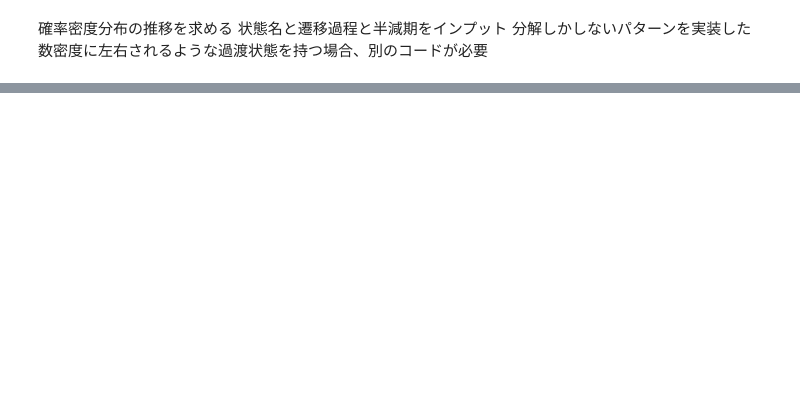
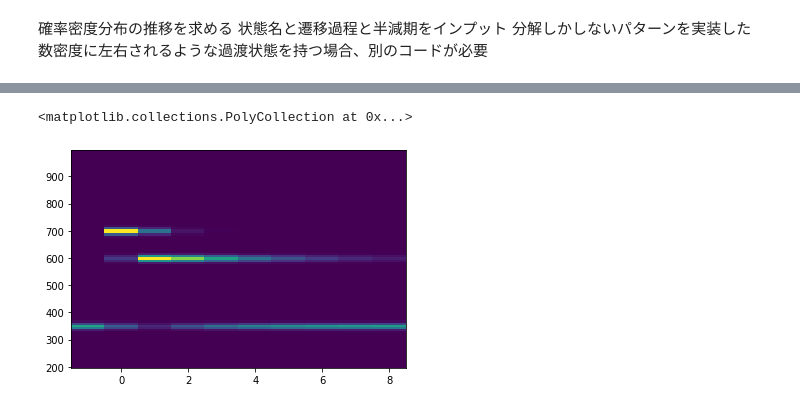
Before and after one commit to rokaboNatttsu/absorption_time_change, a Jupyter notebook: test.ipynb, the cells around one changed output, grey strips where cells are left out. Cells and saved outputs as stored; diff of their text form; code cells hidden in the pictures; blank space fills up the shorter version.

```diff
--- a/test.ipynb
+++ b/test.ipynb
@@ -148,0 +172,10 @@ plt.savefig("all absorption.png")
+# %%
+observed_t = t[::len(t)//10]
+observed_ramda = ramda_arr[::len(ramda_arr)//100]
+observed_t_grid, observed_ramda_grid = np.meshgrid(observed_t, observed_ramda)
+observed_absorption = deepcopy(abs_sum_arr[::max(1, len(abs_sum_arr[0])//len(observed_ramda)), ::max(1, len(abs_sum_arr[0])//len(observed_t))])
+
+plt.pcolor(observed_t_grid, observed_ramda_grid, observed_absorption)
+# %% [output]
+<matplotlib.collections.PolyCollection at 0x...>
+[figure, added]
```
Also changed, not shown: parts of 12 cells of this notebook, 6 other files.
